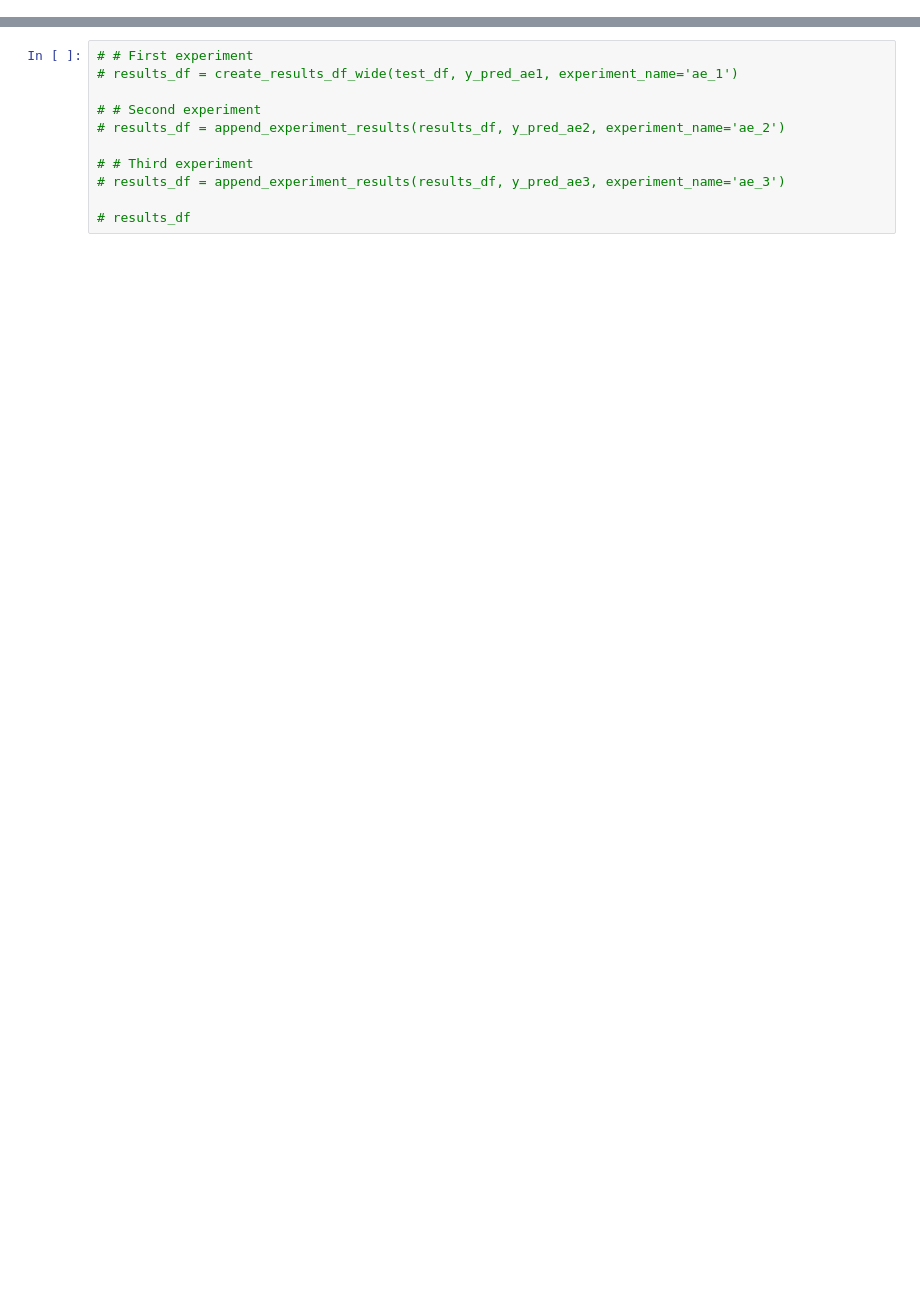
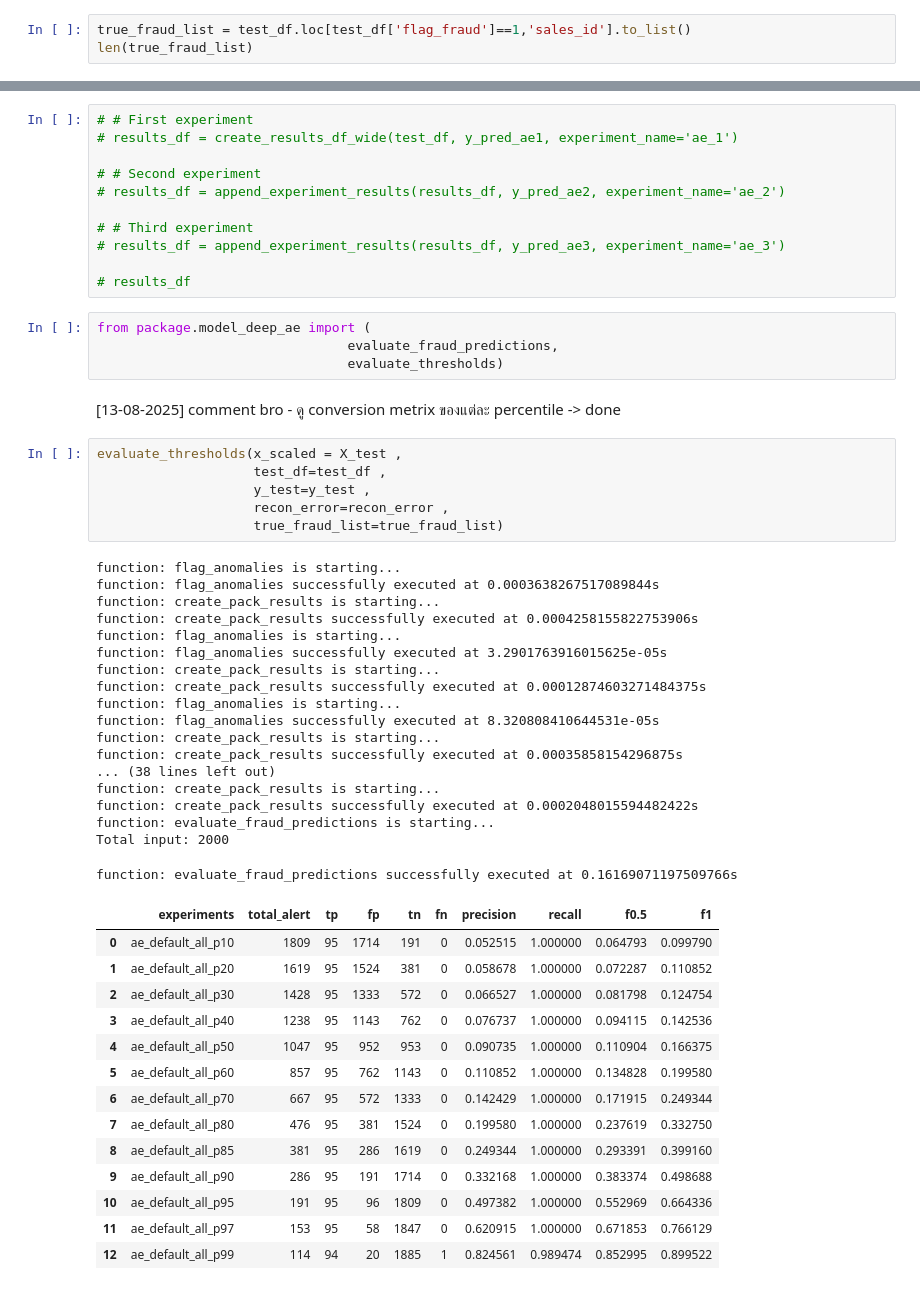
Before and after one commit to lidv94/anomaly-detection, a Jupyter notebook: auto_encoder_tune.ipynb, the cells around one changed output, grey strips where cells are left out. Cells and saved outputs as stored; diff of their text form; blank space fills up the shorter version.

```diff
--- a/auto_encoder_tune.ipynb
+++ b/auto_encoder_tune.ipynb
@@ -196,3 +201,6 @@ X_test.shape # Test on all agent, even if it contains fraud, because you’re lo
 y_test.shape
 # %% [output]
 (2000,)
+# %%
+true_fraud_list = test_df.loc[test_df['flag_fraud']==1,'sales_id'].to_list()
+len(true_fraud_list)
@@ -510,3 +602,48 @@ function: create_pack_results successfully executed at 0.000652313232421875s
 # results_df = append_experiment_results(results_df, y_pred_ae3, experiment_name='ae_3')
 
 # results_df
+# %%
+from package.model_deep_ae import (
+                                evaluate_fraud_predictions,
+                                evaluate_thresholds)
+# %% [markdown]
+[13-08-2025] comment bro - ดู conversion metrix ของแต่ละ percentile -> done
+# %%
+evaluate_thresholds(x_scaled = X_test ,
+                    test_df=test_df ,
+                    y_test=y_test ,
+                    recon_error=recon_error ,
+                    true_fraud_list=true_fraud_list)
+# %% [output]
+function: flag_anomalies is starting...
+function: flag_anomalies successfully executed at 0.0003638267517089844s
+function: create_pack_results is starting...
+function: create_pack_results successfully executed at 0.0004258155822753906s
+function: flag_anomalies is starting...
+function: flag_anomalies successfully executed at 3.2901763916015625e-05s
+function: create_pack_results is starting...
+function: create_pack_results successfully executed at 0.00012874603271484375s
+function: flag_anomalies is starting...
+function: flag_anomalies successfully executed at 8.320808410644531e-05s
+function: create_pack_results is starting...
+function: create_pack_results successfully executed at 0.00035858154296875s
+... (38 lines left out)
+function: create_pack_results is starting...
+function: create_pack_results successfully executed at 0.0002048015594482422s
+function: evaluate_fraud_predictions is starting...
+Total input: 2000
+function: evaluate_fraud_predictions successfully executed at 0.16169071197509766s
+|  | experiments | total_alert | tp | fp | tn | fn | precision | recall | f0.5 | f1 |
+| 0 | ae_default_all_p10 | 1809 | 95 | 1714 | 191 | 0 | 0.052515 | 1.000000 | 0.064793 | 0.099790 |
+| 1 | ae_default_all_p20 | 1619 | 95 | 1524 | 381 | 0 | 0.058678 | 1.000000 | 0.072287 | 0.110852 |
+| 2 | ae_default_all_p30 | 1428 | 95 | 1333 | 572 | 0 | 0.066527 | 1.000000 | 0.081798 | 0.124754 |
+| 3 | ae_default_all_p40 | 1238 | 95 | 1143 | 762 | 0 | 0.076737 | 1.000000 | 0.094115 | 0.142536 |
+| 4 | ae_default_all_p50 | 1047 | 95 | 952 | 953 | 0 | 0.090735 | 1.000000 | 0.110904 | 0.166375 |
+| 5 | ae_default_all_p60 | 857 | 95 | 762 | 1143 | 0 | 0.110852 | 1.000000 | 0.134828 | 0.199580 |
+| 6 | ae_default_all_p70 | 667 | 95 | 572 | 1333 | 0 | 0.142429 | 1.000000 | 0.171915 | 0.249344 |
+| 7 | ae_default_all_p80 | 476 | 95 | 381 | 1524 | 0 | 0.199580 | 1.000000 | 0.237619 | 0.332750 |
+| 8 | ae_default_all_p85 | 381 | 95 | 286 | 1619 | 0 | 0.249344 | 1.000000 | 0.293391 | 0.399160 |
+| 9 | ae_default_all_p90 | 286 | 95 | 191 | 1714 | 0 | 0.332168 | 1.000000 | 0.383374 | 0.498688 |
+| 10 | ae_default_all_p95 | 191 | 95 | 96 | 1809 | 0 | 0.497382 | 1.000000 | 0.552969 | 0.664336 |
+| 11 | ae_default_all_p97 | 153 | 95 | 58 | 1847 | 0 | 0.620915 | 1.000000 | 0.671853 | 0.766129 |
+| 12 | ae_default_all_p99 | 114 | 94 | 20 | 1885 | 1 | 0.824561 | 0.989474 | 0.852995 | 0.899522 |
```
Also changed, not shown: parts of 21 cells of this notebook, 3 other files.
